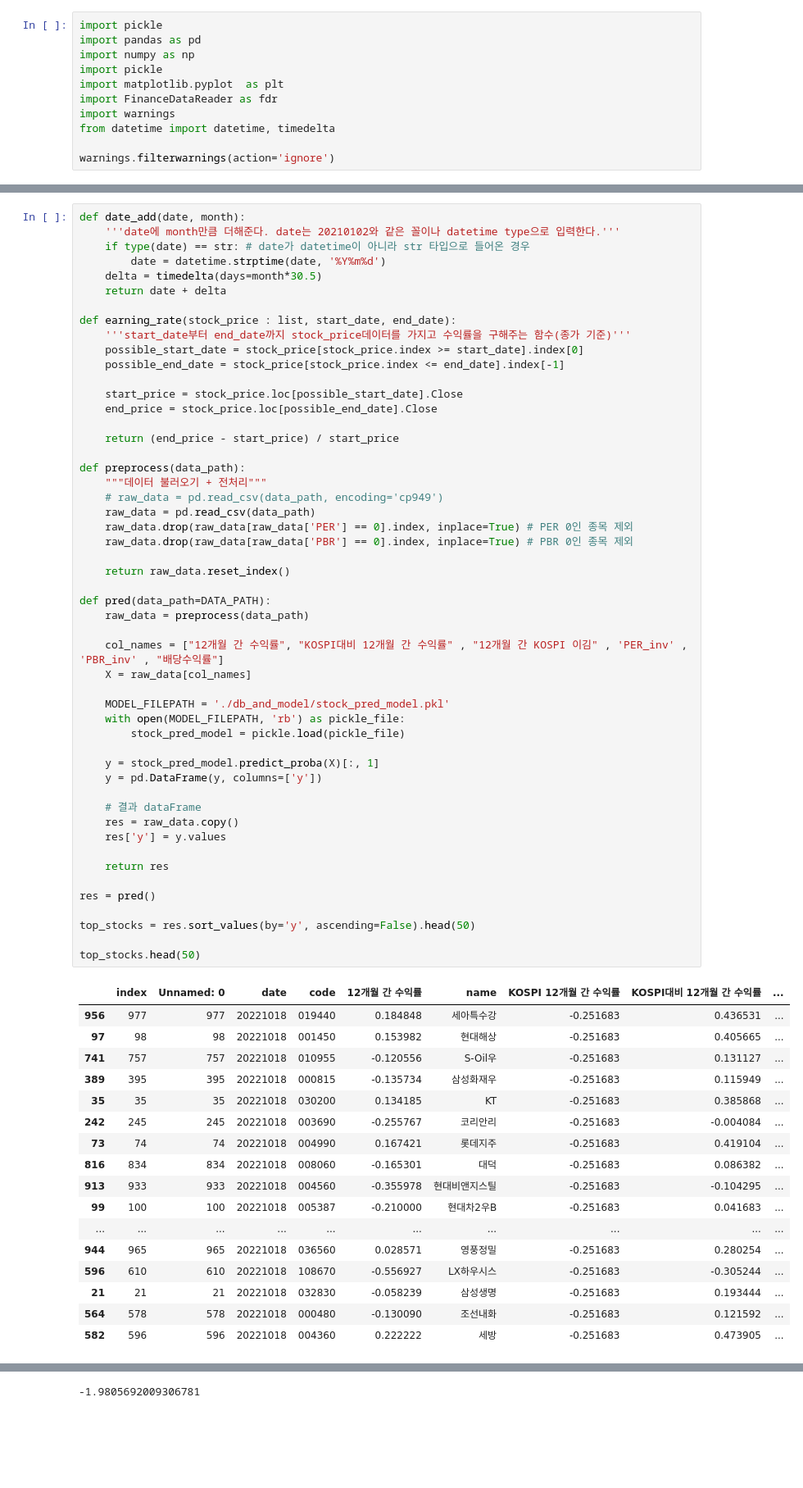
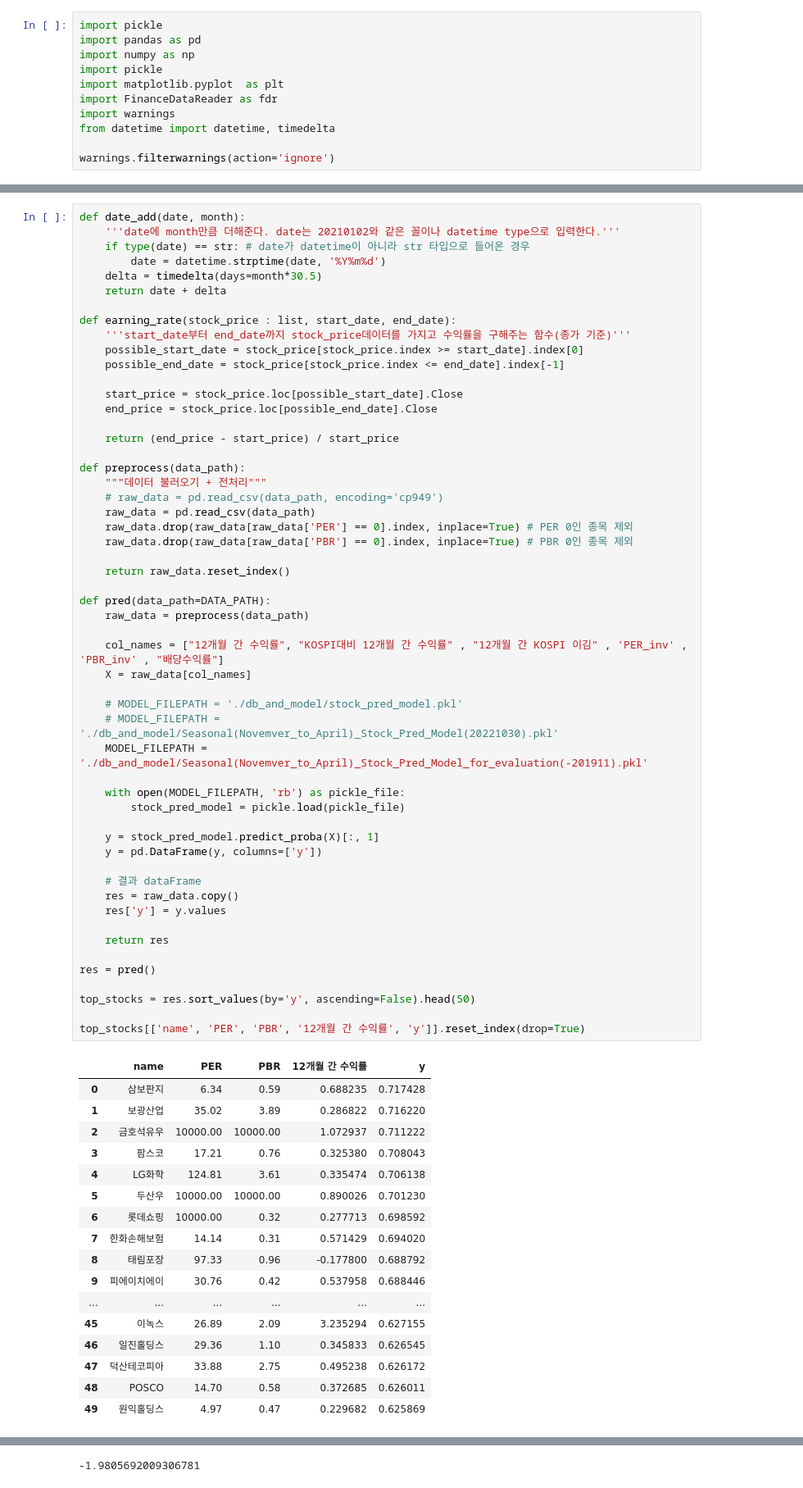
Before and after one commit to GrilledSalmon/stock-prediction-with-ML, a Jupyter notebook: model_check_220325/model_performance_check.ipynb, the cells around one changed output, grey strips where cells are left out. Shown at 82% size. Saved outputs shown, nothing was run; the diff lists cells and outputs as text; blank space fills up the shorter version.

```diff
--- a/model_check_220325/model_performance_check.ipynb
+++ b/model_check_220325/model_performance_check.ipynb
@@ -38,52 +38,55 @@ def preprocess(data_path):
     # raw_data = pd.read_csv(data_path, encoding='cp949')
     raw_data = pd.read_csv(data_path)
     raw_data.drop(raw_data[raw_data['PER'] == 0].index, inplace=True) # PER 0인 종목 제외
     raw_data.drop(raw_data[raw_data['PBR'] == 0].index, inplace=True) # PBR 0인 종목 제외
 
     return raw_data.reset_index()
 
 def pred(data_path=DATA_PATH):
     raw_data = preprocess(data_path)
 
     col_names = ["12개월 간 수익률", "KOSPI대비 12개월 간 수익률" , "12개월 간 KOSPI 이김" , 'PER_inv' , 'PBR_inv' , "배당수익률"]
     X = raw_data[col_names]
 
-    MODEL_FILEPATH = './db_and_model/stock_pred_model.pkl'
+    # MODEL_FILEPATH = './db_and_model/stock_pred_model.pkl'
+    # MODEL_FILEPATH = './db_and_model/Seasonal(Novemver_to_April)_Stock_Pred_Model(20221030).pkl'
+    MODEL_FILEPATH = './db_and_model/Seasonal(Novemver_to_April)_Stock_Pred_Model_for_evaluation(-201911).pkl'
+
     with open(MODEL_FILEPATH, 'rb') as pickle_file:
         stock_pred_model = pickle.load(pickle_file)
 
     y = stock_pred_model.predict_proba(X)[:, 1]
     y = pd.DataFrame(y, columns=['y'])
 
     # 결과 dataFrame
     res = raw_data.copy()
     res['y'] = y.values
 
     return res
 
 res = pred()
 
 top_stocks = res.sort_values(by='y', ascending=False).head(50)
 
-top_stocks.head(50)
+top_stocks[['name', 'PER', 'PBR', '12개월 간 수익률', 'y']].reset_index(drop=True)
 # %% [output]
-|  | index | Unnamed: 0 | date | code | 12개월 간 수익률 | name | KOSPI 12개월 간 수익률 | KOSPI대비 12개월 간 수익률 | ... |
-| 956 | 977 | 977 | 20221018 | 019440 | 0.184848 | 세아특수강 | -0.251683 | 0.436531 | ... |
-| 97 | 98 | 98 | 20221018 | 001450 | 0.153982 | 현대해상 | -0.251683 | 0.405665 | ... |
-| 741 | 757 | 757 | 20221018 | 010955 | -0.120556 | S-Oil우 | -0.251683 | 0.131127 | ... |
-| 389 | 395 | 395 | 20221018 | 000815 | -0.135734 | 삼성화재우 | -0.251683 | 0.115949 | ... |
-| 35 | 35 | 35 | 20221018 | 030200 | 0.134185 | KT | -0.251683 | 0.385868 | ... |
-| 242 | 245 | 245 | 20221018 | 003690 | -0.255767 | 코리안리 | -0.251683 | -0.004084 | ... |
-| 73 | 74 | 74 | 20221018 | 004990 | 0.167421 | 롯데지주 | -0.251683 | 0.419104 | ... |
-| 816 | 834 | 834 | 20221018 | 008060 | -0.165301 | 대덕 | -0.251683 | 0.086382 | ... |
-| 913 | 933 | 933 | 20221018 | 004560 | -0.355978 | 현대비앤지스틸 | -0.251683 | -0.104295 | ... |
-| 99 | 100 | 100 | 20221018 | 005387 | -0.210000 | 현대차2우B | -0.251683 | 0.041683 | ... |
-| ... | ... | ... | ... | ... | ... | ... | ... | ... | ... |
-| 944 | 965 | 965 | 20221018 | 036560 | 0.028571 | 영풍정밀 | -0.251683 | 0.280254 | ... |
-| 596 | 610 | 610 | 20221018 | 108670 | -0.556927 | LX하우시스 | -0.251683 | -0.305244 | ... |
-| 21 | 21 | 21 | 20221018 | 032830 | -0.058239 | 삼성생명 | -0.251683 | 0.193444 | ... |
-| 564 | 578 | 578 | 20221018 | 000480 | -0.130090 | 조선내화 | -0.251683 | 0.121592 | ... |
-| 582 | 596 | 596 | 20221018 | 004360 | 0.222222 | 세방 | -0.251683 | 0.473905 | ... |
+|  | name | PER | PBR | 12개월 간 수익률 | y |
+| 0 | 삼보판지 | 6.34 | 0.59 | 0.688235 | 0.717428 |
+| 1 | 보광산업 | 35.02 | 3.89 | 0.286822 | 0.716220 |
+| 2 | 금호석유우 | 10000.00 | 10000.00 | 1.072937 | 0.711222 |
+| 3 | 팜스코 | 17.21 | 0.76 | 0.325380 | 0.708043 |
+| 4 | LG화학 | 124.81 | 3.61 | 0.335474 | 0.706138 |
+| 5 | 두산우 | 10000.00 | 10000.00 | 0.890026 | 0.701230 |
+| 6 | 롯데쇼핑 | 10000.00 | 0.32 | 0.277713 | 0.698592 |
+| 7 | 한화손해보험 | 14.14 | 0.31 | 0.571429 | 0.694020 |
+| 8 | 태림포장 | 97.33 | 0.96 | -0.177800 | 0.688792 |
+| 9 | 피에이치에이 | 30.76 | 0.42 | 0.537958 | 0.688446 |
+| ... | ... | ... | ... | ... | ... |
+| 45 | 이녹스 | 26.89 | 2.09 | 3.235294 | 0.627155 |
+| 46 | 일진홀딩스 | 29.36 | 1.10 | 0.345833 | 0.626545 |
+| 47 | 덕산테코피아 | 33.88 | 2.75 | 0.495238 | 0.626172 |
+| 48 | POSCO | 14.70 | 0.58 | 0.372685 | 0.626011 |
+| 49 | 원익홀딩스 | 4.97 | 0.47 | 0.229682 | 0.625869 |
 # %%
 fig = plt.figure()
 plt.hist(res['y'])
```
Also changed, not shown: parts of 5 cells of this notebook, 16 other files.
